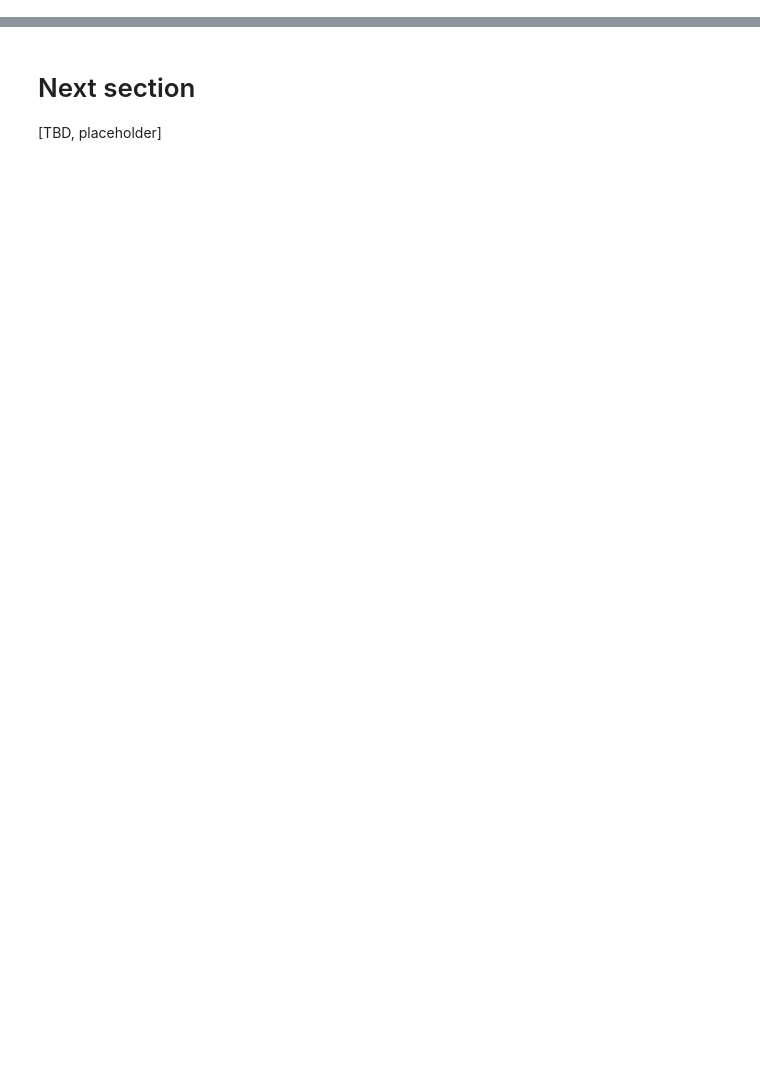
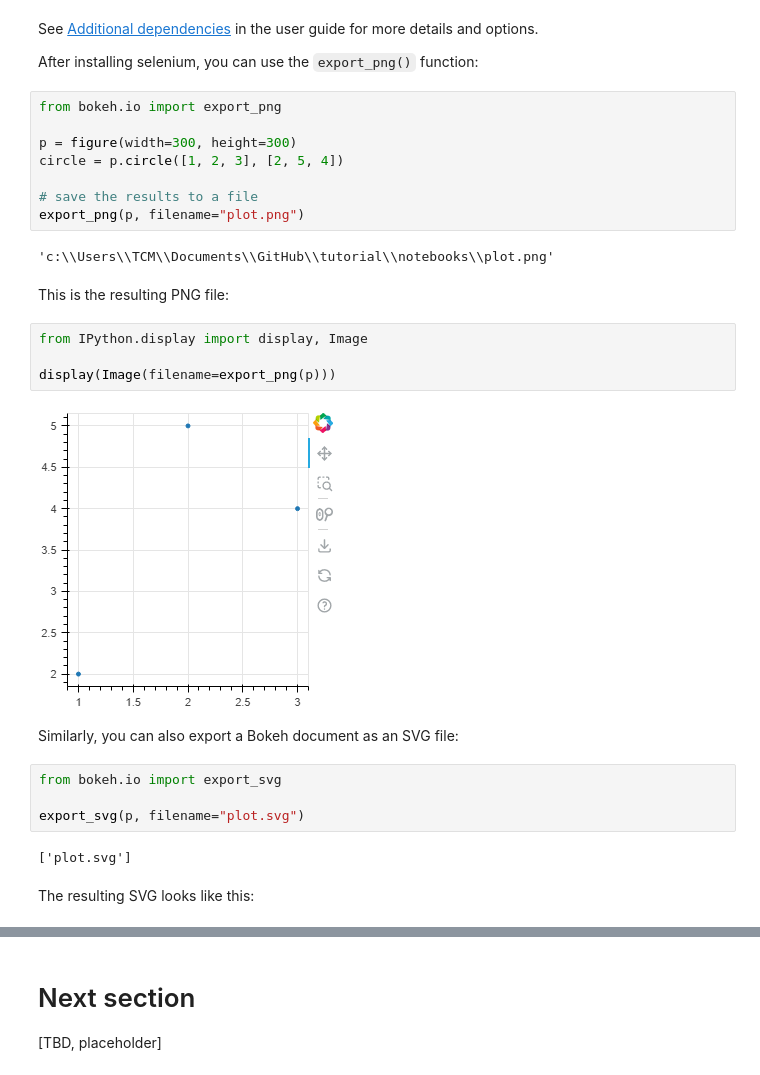
Before and after one commit to bokeh/tutorial, a Jupyter notebook: notebooks/13_exporting_embedding.ipynb, the cells around one changed output, grey strips where cells are left out. Cells and saved outputs as stored; diff of their text form; blank space fills up the shorter version.

```diff
--- a/notebooks/13_exporting_embedding.ipynb
+++ b/notebooks/13_exporting_embedding.ipynb
@@ -38,0 +161,33 @@ This chapter [TBD]
+# %% [markdown]
+See [Additional dependencies](https://docs.bokeh.org/en/latest/docs/user_guide/output/export.html#additional-dependencies)
+in the user guide for more details and options.
+
+After installing selenium, you can use the `export_png()` function:
+# %%
+from bokeh.io import export_png
+
+p = figure(width=300, height=300)
+circle = p.circle([1, 2, 3], [2, 5, 4])
+
+# save the results to a file
+export_png(p, filename="plot.png")
+# %% [output]
+'c:\\Users\\TCM\\Documents\\GitHub\\tutorial\\notebooks\\plot.png'
+# %% [markdown]
+This is the resulting PNG file:
+# %%
+from IPython.display import display, Image
+
+display(Image(filename=export_png(p)))
+# %% [output]
+[figure, added]
+# %% [markdown]
+Similarly, you can also export a Bokeh document as an SVG file:
+# %%
+from bokeh.io import export_svg
+
+export_svg(p, filename="plot.svg")
+# %% [output]
+['plot.svg']
+# %% [markdown]
+The resulting SVG looks like this:
```
Also changed, not shown: parts of 21 cells of this notebook, 4 other files.
